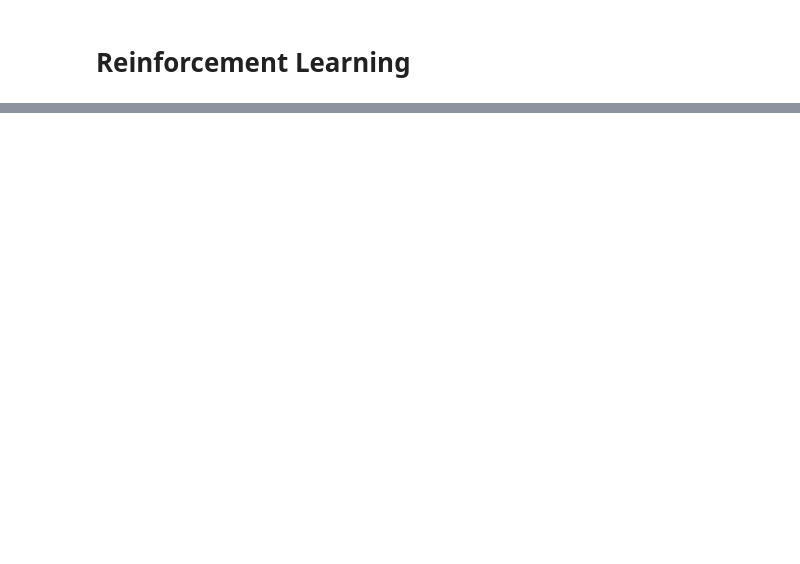
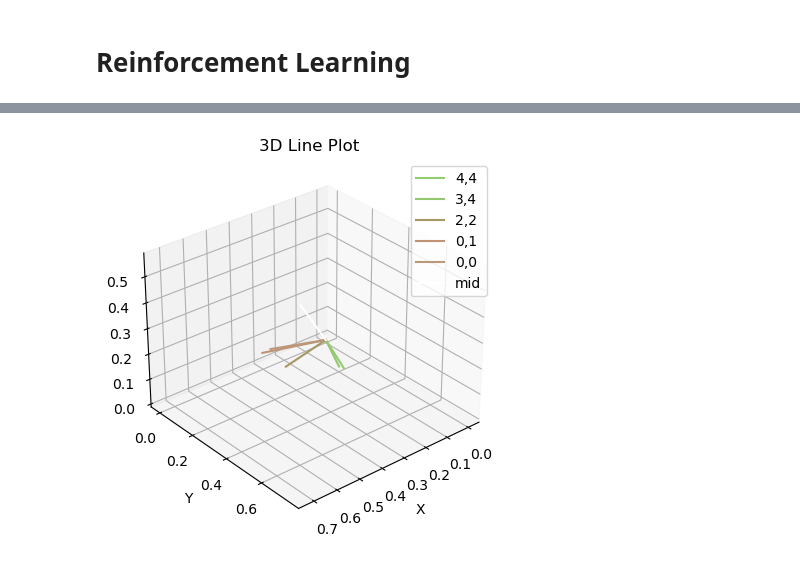
Before and after one commit to MinwooKim1990/Dictionary, a Jupyter notebook: AI_CV_Dic.ipynb, the cells around one changed output, grey strips where cells are left out. Drawn from its saved outputs; the diff is of its cells as text; code cells hidden in the pictures; blank space fills up the shorter version.

```diff
--- a/AI_CV_Dic.ipynb
+++ b/AI_CV_Dic.ipynb
@@ -583,0 +832,10 @@ develop to tournament model
+# %%
+import cv2
+import matplotlib.pyplot as plt
+import numpy as np
+left = cv2.cvtColor(cv2.imread('img/left.png'),cv2.COLOR_BGR2RGB)
+plt.imshow(left)
+print(left.shape)
+left2=left[270:275,223:228,:]
+print(left2)
+plt.imshow(left2)
@@ -583,0 +862,35 @@ develop to tournament model
+# %%
+import numpy as np
+import matplotlib.pyplot as plt
+from mpl_toolkits.mplot3d import Axes3D
+def unitvec(n):
+    x=n[0]
+    y=n[1]
+    z=n[2]
+    mag=np.sqrt(x**2+y**2+z**2)
+    if x ==0 and y == 0 and z == 0:
+        return 0,0,0,(0,0,0)
+    return np.array([0,x/mag]), np.array([0,y/mag]), np.array([0,z/mag]) ,(x/255,y/255,z/255)
+# Create figure and 3D axes
+fig = plt.figure()
+ax = fig.add_subplot(111, projection='3d')
+
+# Plot the line
+ax.plot(unitvec(left2[4,4,:])[0], unitvec(left2[4,4,:])[1], unitvec(left2[4,4,:])[2],c=unitvec(left2[4,4,:])[3], label='4,4')
+ax.plot(unitvec(left2[3,4,:])[0], unitvec(left2[3,4,:])[1], unitvec(left2[3,4,:])[2],c=unitvec(left2[3,4,:])[3], label='3,4')
+ax.plot(unitvec(left2[2,2,:])[0], unitvec(left2[2,2,:])[1], unitvec(left2[2,2,:])[2],c=unitvec(left2[2,2,:])[3], label='2,2')
+ax.plot(unitvec(left2[0,1,:])[0], unitvec(left2[0,1,:])[1], unitvec(left2[0,1,:])[2],c=unitvec(left2[0,1,:])[3], label='0,1')
+ax.plot(unitvec(left2[0,0,:])[0], unitvec(left2[0,0,:])[1], unitvec(left2[0,0,:])[2],c=unitvec(left2[0,0,:])[3], label='0,0')
+ax.plot(unitvec([255,255,255])[0], unitvec([255,255,255])[1], unitvec([255,255,255])[2],c=unitvec([255,255,255])[3], label='mid')
+
+# Set axis labels and title
+ax.set_xlabel('X')
+ax.set_ylabel('Y')
+ax.set_zlabel('Z')
+ax.set_title('3D Line Plot')
+ax.legend()
+ax.view_init(30, 50, 0)
+# Show the plot
+plt.show()
+# %% [output]
+[figure, added]
```
Also changed, not shown: parts of 34 cells of this notebook.
